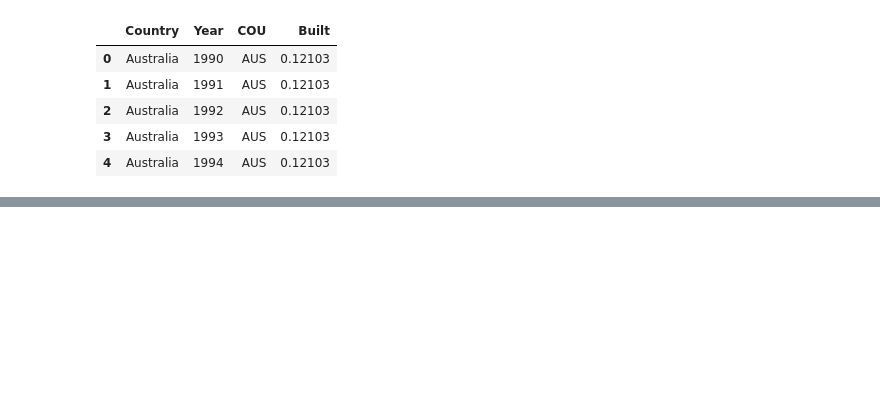
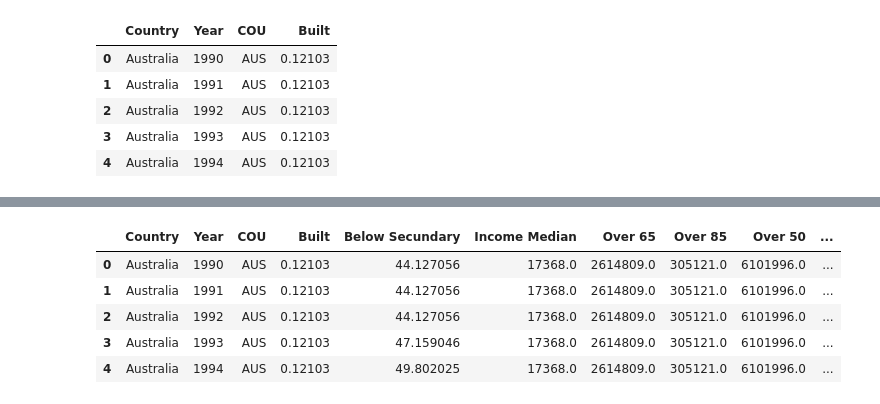
Before and after one commit to OscarGB/TFGInf, a Jupyter notebook: Generate Data.ipynb, the cells around one changed output, grey strips where cells are left out. Drawn from its saved outputs; the diff is of its cells as text; code cells hidden in the pictures; blank space fills up the shorter version.

```diff
--- a/Generate Data.ipynb
+++ b/Generate Data.ipynb
@@ -115,0 +234,19 @@ df.head()
+# %%
+df["Income Per Capita"] = [0]*len(COUNTRIES)
+for a in list(df.COU.unique()):
+    for b in list(df.Year.unique()):
+        if renta[(renta.LOCATION == a) & (renta.TIME <= b) & (renta.SUBJECT == 'T_GDPPOP') & (renta.MEASURE == 'CPC')].empty :
+            c = np.nan
+        else:
+            c = float(renta[(renta.LOCATION == a) & (renta.TIME <= b) & (renta.SUBJECT == 'T_GDPPOP') & (renta.MEASURE == 'CPC')].tail(1).Value)
+        df.loc[(df.COU == a) & (df.Year == b), "Income Per Capita"] = c
+df.fillna(method="bfill", inplace=True)
+df.fillna(method="ffill", inplace=True)
+df.head()
+# %% [output]
+|  | Country | Year | COU | Built | Below Secundary | Income Median | Over 65 | Over 85 | Over 50 | ... |
+| 0 | Australia | 1990 | AUS | 0.12103 | 44.127056 | 17368.0 | 2614809.0 | 305121.0 | 6101996.0 | ... |
+| 1 | Australia | 1991 | AUS | 0.12103 | 44.127056 | 17368.0 | 2614809.0 | 305121.0 | 6101996.0 | ... |
+| 2 | Australia | 1992 | AUS | 0.12103 | 44.127056 | 17368.0 | 2614809.0 | 305121.0 | 6101996.0 | ... |
+| 3 | Australia | 1993 | AUS | 0.12103 | 47.159046 | 17368.0 | 2614809.0 | 305121.0 | 6101996.0 | ... |
+| 4 | Australia | 1994 | AUS | 0.12103 | 49.802025 | 17368.0 | 2614809.0 | 305121.0 | 6101996.0 | ... |
```
Also changed, not shown: parts of 33 cells of this notebook, 11 other files.
